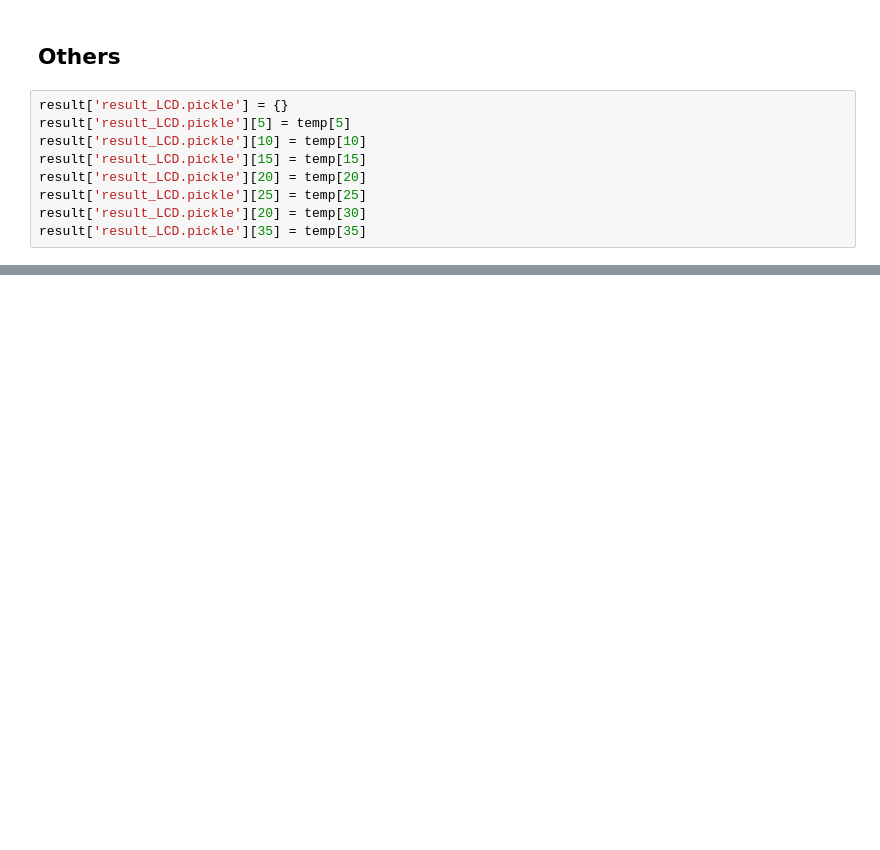
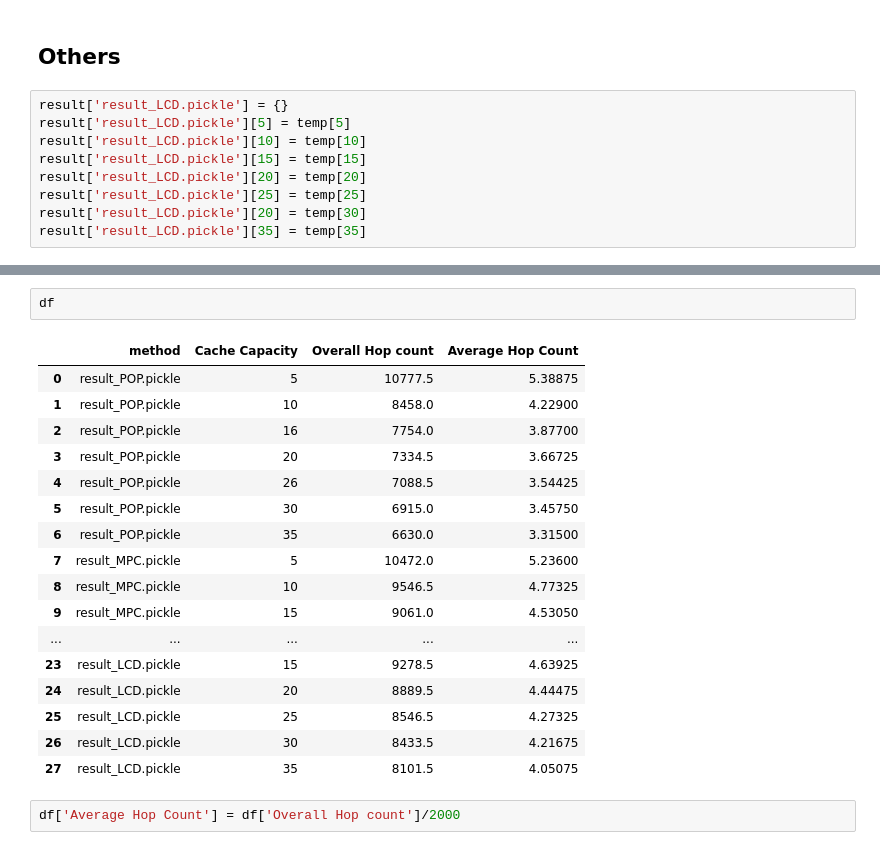
Before and after one commit to sijiahi/ccnsim_AS, a Jupyter notebook: analyze_hops.ipynb, the cells around one changed output, grey strips where cells are left out. Saved outputs shown, nothing was run; the diff lists cells and outputs as text; blank space fills up the shorter version.

```diff
--- a/analyze_hops.ipynb
+++ b/analyze_hops.ipynb
@@ -102,0 +136,22 @@ result['result_LCD.pickle'][35] = temp[35]
+# %%
+df
+# %% [output]
+|  | method | Cache Capacity | Overall Hop count | Average Hop Count |
+| 0 | result_POP.pickle | 5 | 10777.5 | 5.38875 |
+| 1 | result_POP.pickle | 10 | 8458.0 | 4.22900 |
+| 2 | result_POP.pickle | 16 | 7754.0 | 3.87700 |
+| 3 | result_POP.pickle | 20 | 7334.5 | 3.66725 |
+| 4 | result_POP.pickle | 26 | 7088.5 | 3.54425 |
+| 5 | result_POP.pickle | 30 | 6915.0 | 3.45750 |
+| 6 | result_POP.pickle | 35 | 6630.0 | 3.31500 |
+| 7 | result_MPC.pickle | 5 | 10472.0 | 5.23600 |
+| 8 | result_MPC.pickle | 10 | 9546.5 | 4.77325 |
+| 9 | result_MPC.pickle | 15 | 9061.0 | 4.53050 |
+| ... | ... | ... | ... | ... |
+| 23 | result_LCD.pickle | 15 | 9278.5 | 4.63925 |
+| 24 | result_LCD.pickle | 20 | 8889.5 | 4.44475 |
+| 25 | result_LCD.pickle | 25 | 8546.5 | 4.27325 |
+| 26 | result_LCD.pickle | 30 | 8433.5 | 4.21675 |
+| 27 | result_LCD.pickle | 35 | 8101.5 | 4.05075 |
+# %%
+df['Average Hop Count'] = df['Overall Hop count']/2000
```
Also changed, not shown: parts of 22 cells of this notebook, 41 other files.
